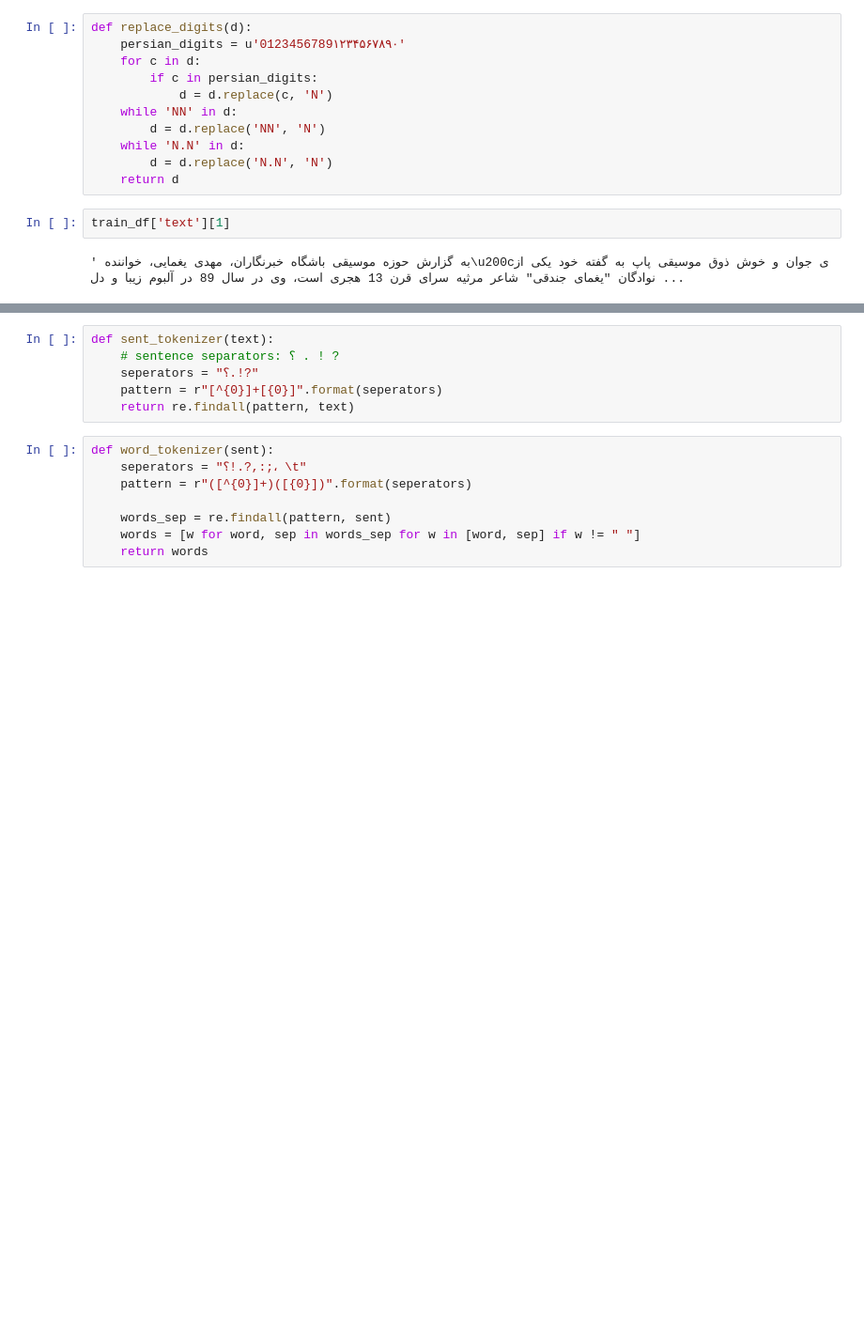
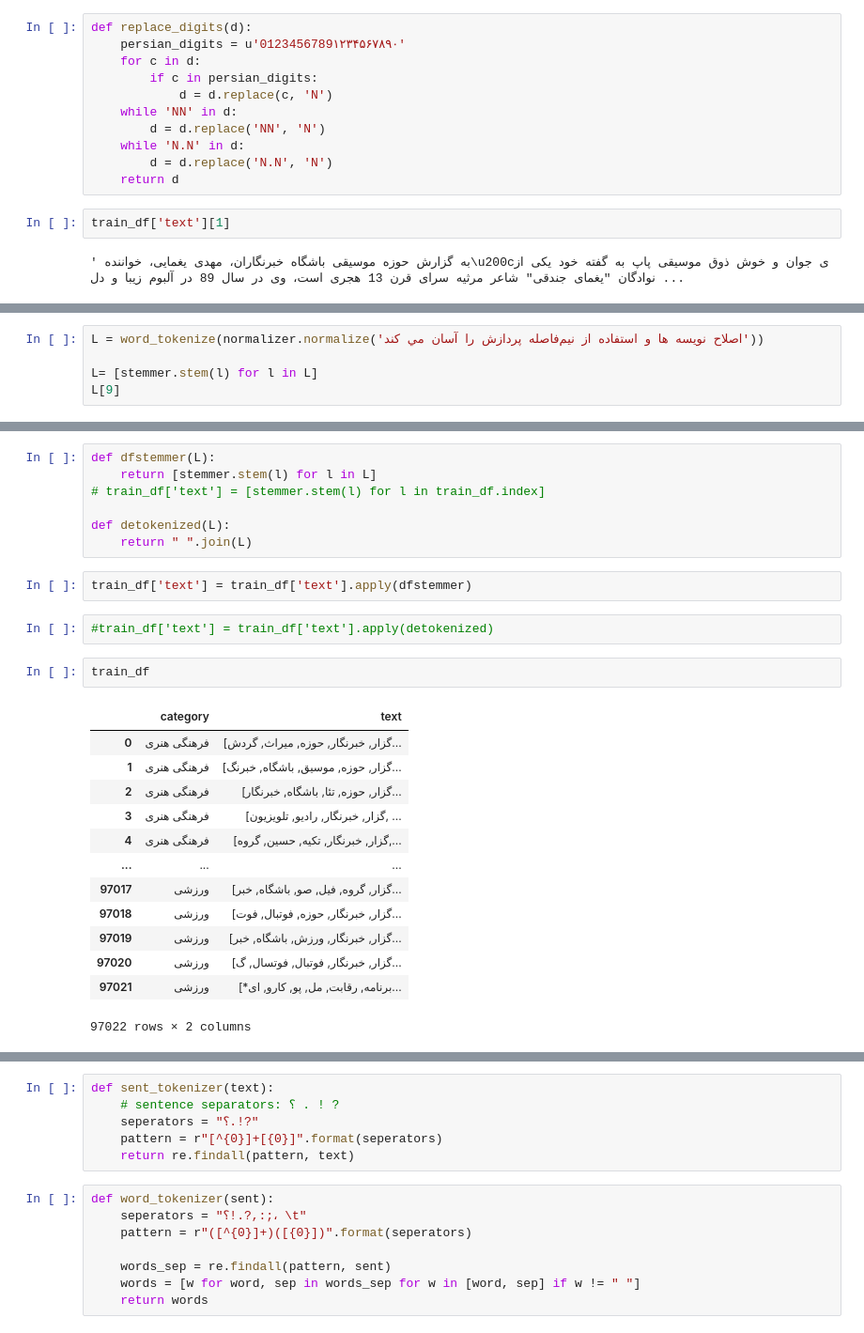
Before and after one commit to amirhossein-jamali/NLP, a Jupyter notebook: classification_assignment/Classification_Assignment_NLP_99_2.ipynb, the cells around one changed output, grey strips where cells are left out. Shown: that part at 94% size. Cells and saved outputs as stored; diff of their text form; blank space fills up the shorter version.

```diff
--- a/classification_assignment/Classification_Assignment_NLP_99_2.ipynb
+++ b/classification_assignment/Classification_Assignment_NLP_99_2.ipynb
@@ -161,0 +151,5 @@ normalizer.normalize('اصلاح نويسه ها و استفاده از نیم
+# %%
+L = word_tokenize(normalizer.normalize('اصلاح نويسه ها و استفاده از نیم‌فاصله پردازش را آسان مي كند'))
+
+L= [stemmer.stem(l) for l in L]
+L[9]
@@ -161,0 +251,27 @@ normalizer.normalize('اصلاح نويسه ها و استفاده از نیم
+# %%
+def dfstemmer(L):
+    return [stemmer.stem(l) for l in L]
+# train_df['text'] = [stemmer.stem(l) for l in train_df.index]
+
+def detokenized(L):
+    return " ".join(L)
+# %%
+train_df['text'] = train_df['text'].apply(dfstemmer)
+# %%
+#train_df['text'] = train_df['text'].apply(detokenized)
+# %%
+train_df
+# %% [output]
+|  | category | text |
+| 0 | فرهنگی هنری | [گزار, خبرنگار, حوزه, میراث, گردش... |
+| 1 | فرهنگی هنری | [گزار, حوزه, موسیق, باشگاه, خبرنگ... |
+| 2 | فرهنگی هنری | [گزار, حوزه, تئا, باشگاه, خبرنگار... |
+| 3 | فرهنگی هنری | [گزار, خبرنگار, رادیو, تلویزیون, ... |
+| 4 | فرهنگی هنری | [گزار, خبرنگار, تکیه, حسین, گروه,... |
+| ... | ... | ... |
+| 97017 | ورزشی | [گزار, گروه, فیل, صو, باشگاه, خبر... |
+| 97018 | ورزشی | [گزار, خبرنگار, حوزه, فوتبال, فوت... |
+| 97019 | ورزشی | [گزار, خبرنگار, ورزش, باشگاه, خبر... |
+| 97020 | ورزشی | [گزار, خبرنگار, فوتبال, فوتسال, گ... |
+| 97021 | ورزشی | [*برنامه, رقابت, مل, پو, کارو, ای... |
+97022 rows × 2 columns
```
Also changed, not shown: parts of 31 cells of this notebook.
